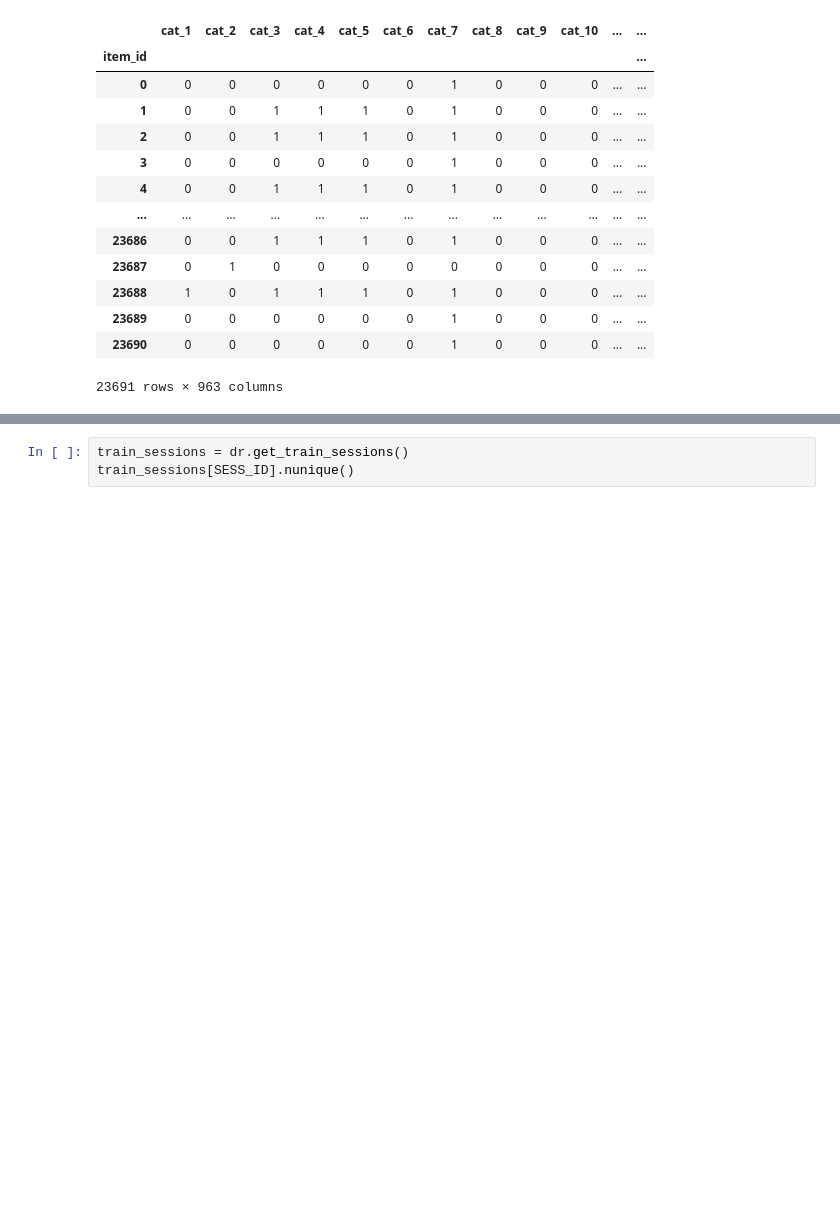
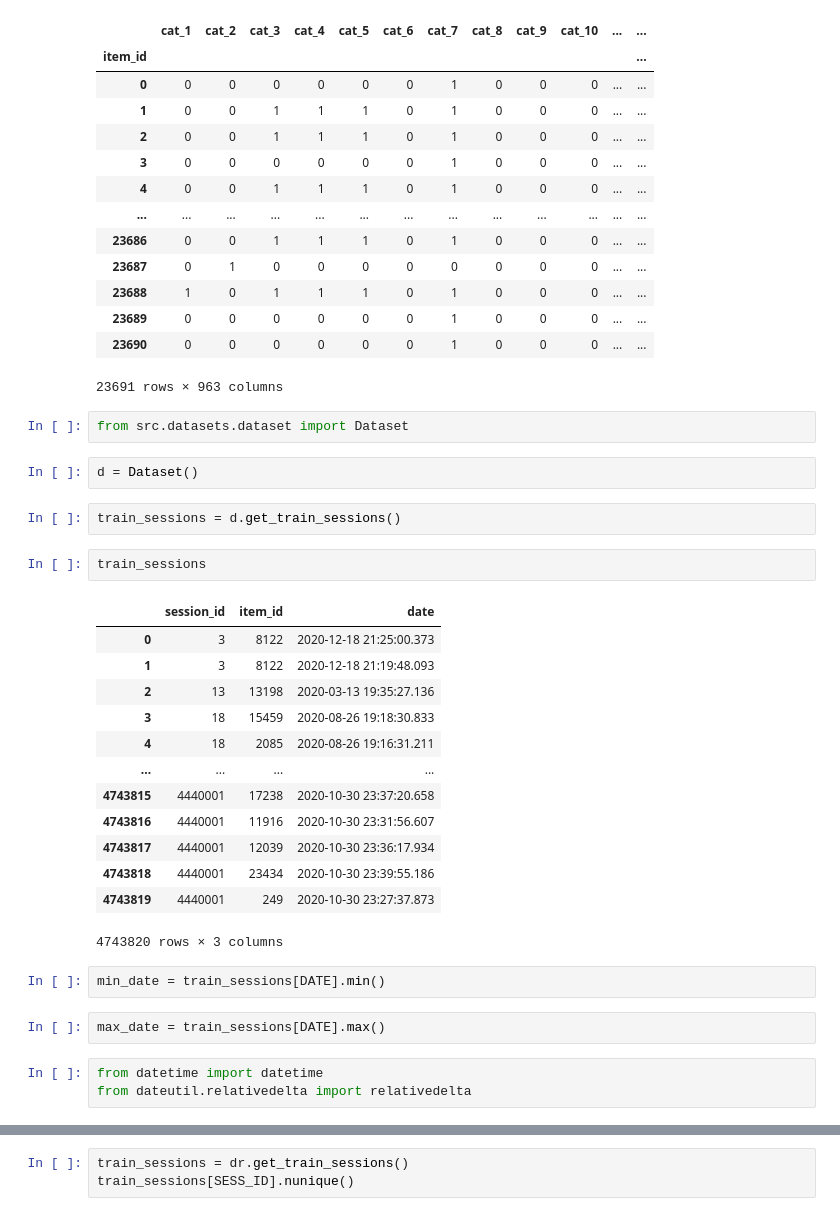
Before and after one commit to damicoedoardo/RecSysChallenge2022, a Jupyter notebook: src/notebooks/11_04_data_exploration.ipynb, the cells around one changed output, grey strips where cells are left out. Drawn from its saved outputs; the diff is of its cells as text; blank space fills up the shorter version.

```diff
--- a/src/notebooks/11_04_data_exploration.ipynb
+++ b/src/notebooks/11_04_data_exploration.ipynb
@@ -82,3 +82,32 @@ dataset.get_oh_item_features()
 | 23689 | 0 | 0 | 0 | 0 | 0 | 0 | 1 | 0 | 0 | 0 | ... | ... |
 | 23690 | 0 | 0 | 0 | 0 | 0 | 0 | 1 | 0 | 0 | 0 | ... | ... |
 23691 rows × 963 columns
+# %%
+from src.datasets.dataset import Dataset
+# %%
+d = Dataset()
+# %%
+train_sessions = d.get_train_sessions()
+# %%
+train_sessions
+# %% [output]
+|  | session_id | item_id | date |
+| 0 | 3 | 8122 | 2020-12-18 21:25:00.373 |
+| 1 | 3 | 8122 | 2020-12-18 21:19:48.093 |
+| 2 | 13 | 13198 | 2020-03-13 19:35:27.136 |
+| 3 | 18 | 15459 | 2020-08-26 19:18:30.833 |
+| 4 | 18 | 2085 | 2020-08-26 19:16:31.211 |
+| ... | ... | ... | ... |
+| 4743815 | 4440001 | 17238 | 2020-10-30 23:37:20.658 |
+| 4743816 | 4440001 | 11916 | 2020-10-30 23:31:56.607 |
+| 4743817 | 4440001 | 12039 | 2020-10-30 23:36:17.934 |
+| 4743818 | 4440001 | 23434 | 2020-10-30 23:39:55.186 |
+| 4743819 | 4440001 | 249 | 2020-10-30 23:27:37.873 |
+4743820 rows × 3 columns
+# %%
+min_date = train_sessions[DATE].min()
+# %%
+max_date = train_sessions[DATE].max()
+# %%
+from datetime import datetime
+from dateutil.relativedelta import relativedelta
```
Also changed, not shown: parts of 7 cells of this notebook, 8 other files.
